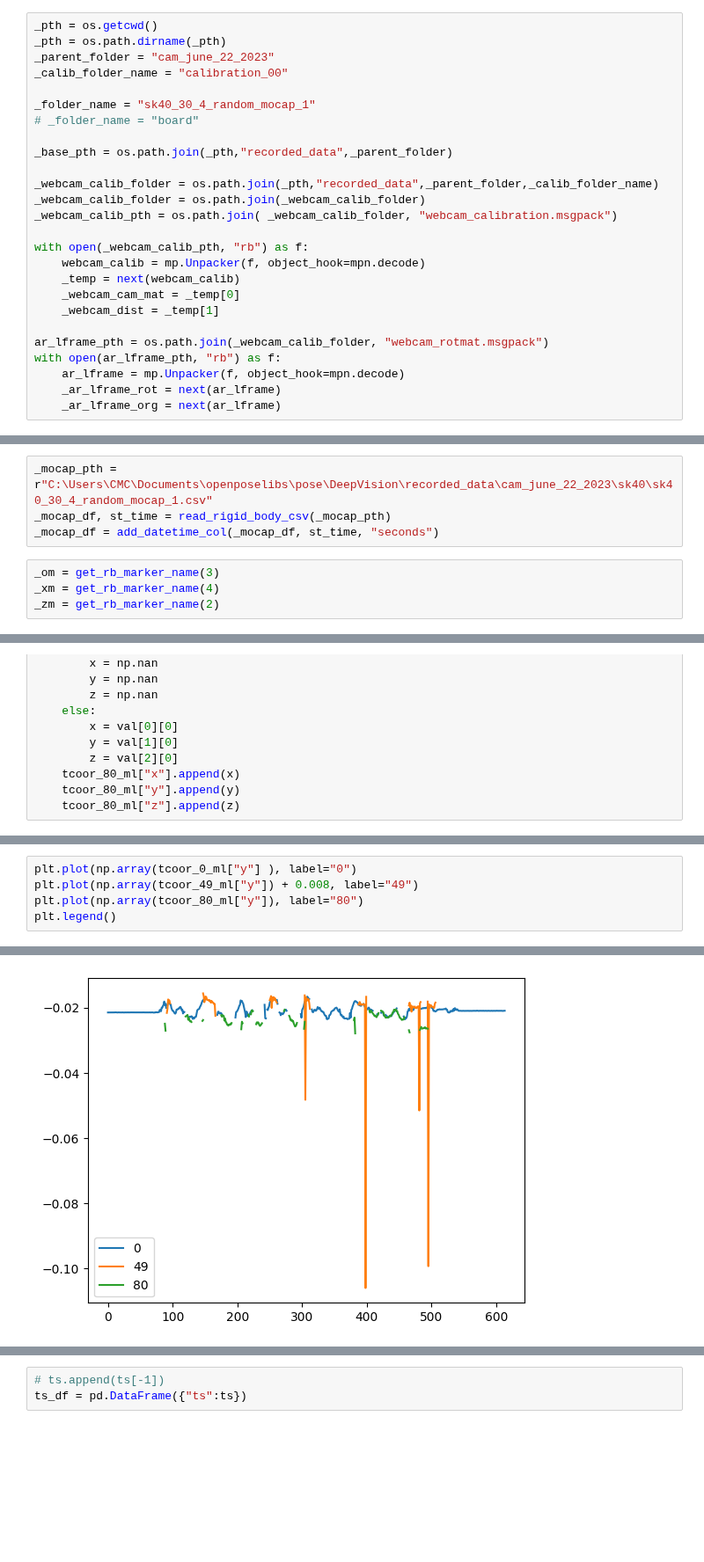
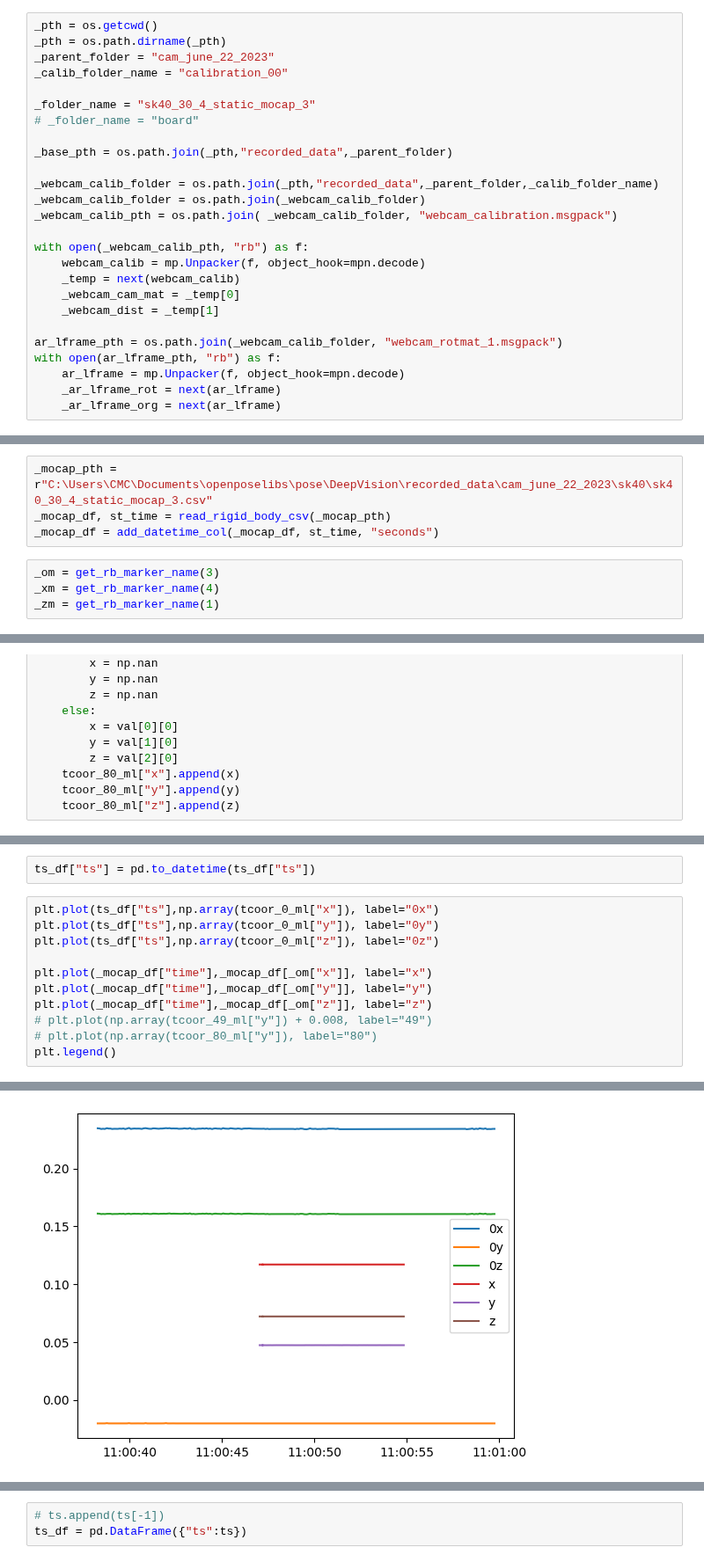
Before and after one commit to SujithChristopher/armbo, a Jupyter notebook: ipy_notebooks/inference_mocap_multiclass_transform.ipynb, the cells around one changed output, grey strips where cells are left out. Shown at 88% size. Saved outputs shown, nothing was run; the diff lists cells and outputs as text; blank space fills up the shorter version.

```diff
--- a/ipy_notebooks/inference_mocap_multiclass_transform.ipynb
+++ b/ipy_notebooks/inference_mocap_multiclass_transform.ipynb
@@ -25,7 +25,7 @@ _pth = os.path.dirname(_pth)
 _parent_folder = "cam_june_22_2023"
 _calib_folder_name = "calibration_00"
 
-_folder_name = "sk40_30_4_random_mocap_1"
+_folder_name = "sk40_30_4_static_mocap_3"
 # _folder_name = "board"
 
 _base_pth = os.path.join(_pth,"recorded_data",_parent_folder)
@@ -40,7 +40,7 @@ with open(_webcam_calib_pth, "rb") as f:
     _webcam_cam_mat = _temp[0]
     _webcam_dist = _temp[1]
 
-ar_lframe_pth = os.path.join(_webcam_calib_folder, "webcam_rotmat.msgpack")
+ar_lframe_pth = os.path.join(_webcam_calib_folder, "webcam_rotmat_1.msgpack")
 with open(ar_lframe_pth, "rb") as f:
     ar_lframe = mp.Unpacker(f, object_hook=mpn.decode)
     _ar_lframe_rot = next(ar_lframe)
@@ -284,11 +284,11 @@ plt.legend()
 # %%
-_mocap_pth = r"C:\Users\CMC\Documents\openposelibs\pose\DeepVision\recorded_data\cam_june_22_2023\sk40\sk40_30_4_random_mocap_1.csv"
+_mocap_pth = r"C:\Users\CMC\Documents\openposelibs\pose\DeepVision\recorded_data\cam_june_22_2023\sk40\sk40_30_4_static_mocap_3.csv"
 _mocap_df, st_time = read_rigid_body_csv(_mocap_pth)
 _mocap_df = add_datetime_col(_mocap_df, st_time, "seconds")
 # %%
 _om = get_rb_marker_name(3)
 _xm = get_rb_marker_name(4)
-_zm = get_rb_marker_name(2)
+_zm = get_rb_marker_name(1)
 # %%
 """
 checking position
@@ -531,8 +527,16 @@ for i in range(len(coordinate_ml["80"]["x"])):
+# %%
+ts_df["ts"] = pd.to_datetime(ts_df["ts"])
 # %%
-plt.plot(np.array(tcoor_0_ml["y"] ), label="0")
-plt.plot(np.array(tcoor_49_ml["y"]) + 0.008, label="49")
-plt.plot(np.array(tcoor_80_ml["y"]), label="80")
+plt.plot(ts_df["ts"],np.array(tcoor_0_ml["x"]), label="0x")
+plt.plot(ts_df["ts"],np.array(tcoor_0_ml["y"]), label="0y")
+plt.plot(ts_df["ts"],np.array(tcoor_0_ml["z"]), label="0z")
+
+plt.plot(_mocap_df["time"],_mocap_df[_om["x"]], label="x")
+plt.plot(_mocap_df["time"],_mocap_df[_om["y"]], label="y")
+plt.plot(_mocap_df["time"],_mocap_df[_om["z"]], label="z")
+# plt.plot(np.array(tcoor_49_ml["y"]) + 0.008, label="49")
+# plt.plot(np.array(tcoor_80_ml["y"]), label="80")
 plt.legend()
 # %% [output]
 <matplotlib.legend.Legend at 0x...>
-[figure, old version]
+[figure, new version]
```
Also changed, not shown: parts of 23 cells of this notebook, 3 other files.
